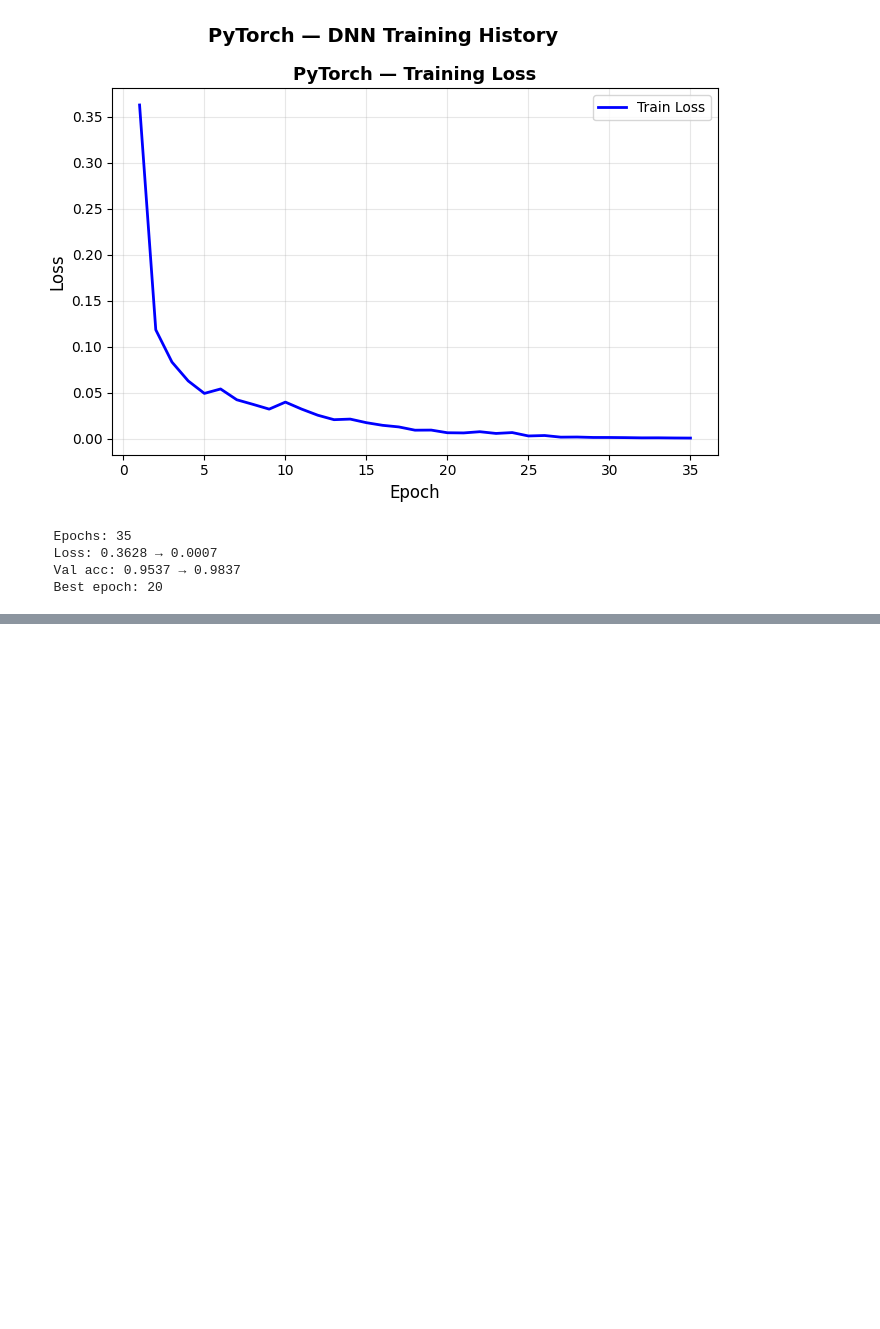
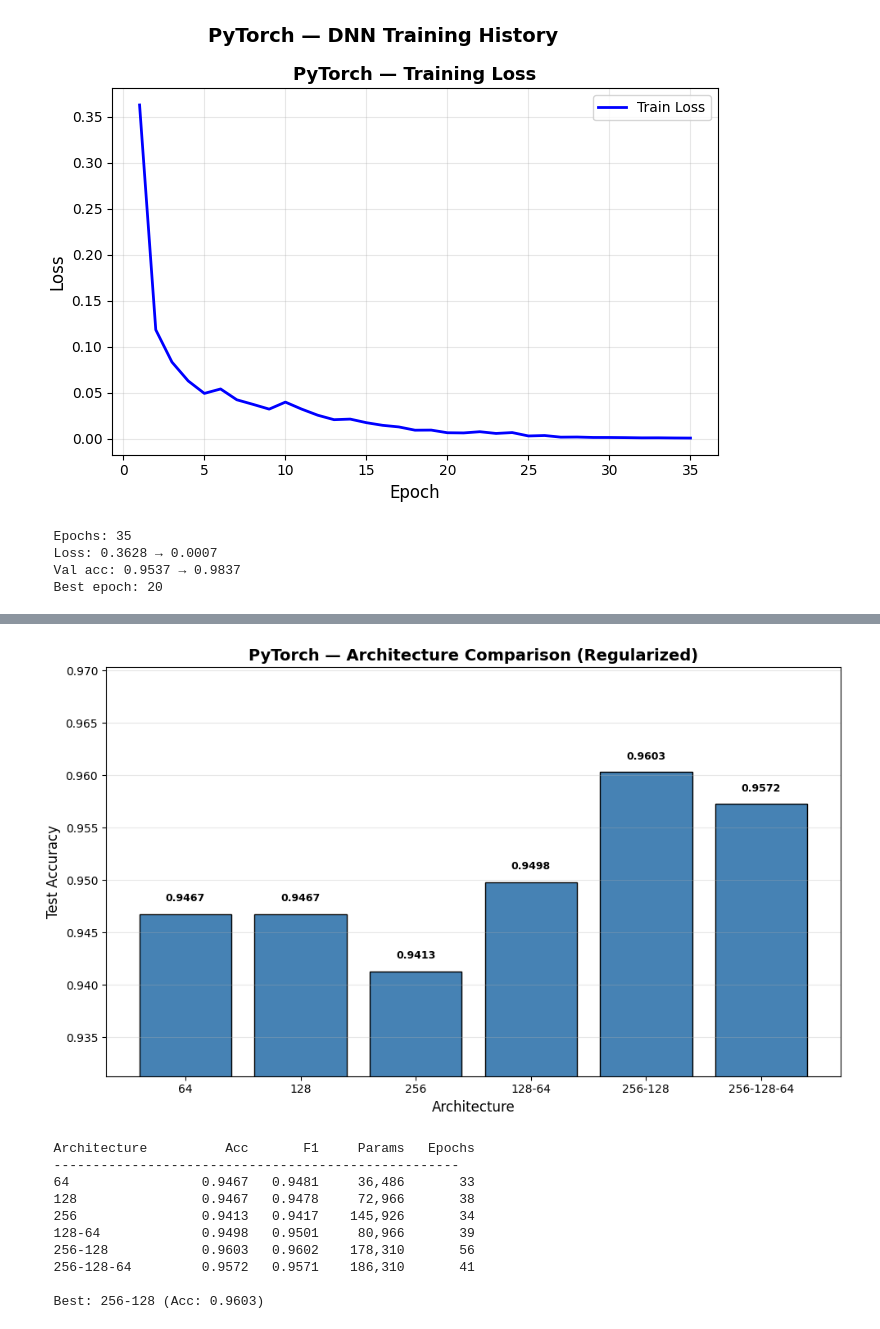
Before and after one commit to GoudyMT/ml-framework-comparison, a Jupyter notebook: PyTorch/09-dnn/pipeline.ipynb, the cells around one changed output, grey strips where cells are left out. Drawn from its saved outputs; the diff is of its cells as text; code cells hidden in the pictures; blank space fills up the shorter version.

Commit message:
feat: DNN - showcase: batchnorm, dropout, LR scheduling; architecture sweep with regularization; retrain with best; performance benchmarks; results saved + comparison

```diff
--- a/PyTorch/09-dnn/pipeline.ipynb
+++ b/PyTorch/09-dnn/pipeline.ipynb
@@ -241,0 +431,68 @@ print(f"  Best epoch: {history_base['best_epoch']}")
+# %%
+# Step 5: Architecture sweep with regularization
+# All architectures use BatchNorm + Dropout + LR scheduling
+print("=" * 60)
+print("[5/8] ARCHITECTURE SWEEP (REGULARIZED)")
+print("=" * 60)
+
+architectures = {
+    '64':           (64,),
+    '128':          (128,),
+    '256':          (256,),
+    '128-64':       (128, 64),
+    '256-128':      (256, 128),
+    '256-128-64':   (256, 128, 64),
+}
+
+arch_results = {}
+
+for name, layers in architectures.items():
+    print(f"\n  Training: {name} ...")
+    torch.manual_seed(RANDOM_STATE)
+    model = RegularizedDNN(561, layers, N_CLASSES, dropout=0.3).to(device)
+    h = train_regularized(model, train_loader, X_val, y_val, n_epochs=200, patience=20)
+
+    model.eval()
+    with torch.no_grad():
+        y_pred = model(X_test).argmax(dim=1).cpu().numpy()
+    metrics = evaluate_classifier(y_test_np, y_pred)
+
+    n_params = sum(p.numel() for p in model.parameters())
+
+    arch_results[name] = {
+        'accuracy': metrics['accuracy'],
+        'macro_f1': metrics['macro_f1'],
+        'epochs': len(h['train_loss']),
+        'n_params': n_params
+    }
+    print(f"    Acc: {metrics['accuracy']:.4f} | F1: {metrics['macro_f1']:.4f} | Params: {n_params:,} | Epochs: {len(h['train_loss'])}")
+
+# Bar chart
+fig, ax = plt.subplots(figsize=(10, 6))
+names = list(arch_results.keys())
+accs = [arch_results[n]['accuracy'] for n in names]
+bars = ax.bar(names, accs, color='steelblue', edgecolor='black')
+
+for bar, acc in zip(bars, accs):
+    ax.text(bar.get_x() + bar.get_width() / 2, bar.get_height() + 0.001,
+            f'{acc:.4f}', ha='center', va='bottom', fontsize=9, fontweight='bold')
+
+ax.set_xlabel('Architecture', fontsize=12)
+ax.set_ylabel('Test Accuracy', fontsize=12)
+ax.set_title(f'{FRAMEWORK} — Architecture Comparison (Regularized)', fontsize=14, fontweight='bold')
+ax.set_ylim(min(accs) - 0.01, max(accs) + 0.01)
+ax.grid(True, alpha=0.3, axis='y')
+plt.tight_layout()
+plt.savefig(f'{RESULTS_DIR}/architecture_sweep.png', dpi=150, bbox_inches='tight')
+plt.show()
+
+# Summary
+print(f"\n  {'Architecture':<16} {'Acc':>8} {'F1':>8} {'Params':>10} {'Epochs':>8}")
+print(f"  {'-'*52}")
+for name in names:
+    r = arch_results[name]
+    print(f"  {name:<16} {r['accuracy']:>8.4f} {r['macro_f1']:>8.4f} {r['n_params']:>10,} {r['epochs']:>8}")
+
+best_arch = max(arch_results, key=lambda k: arch_results[k]['accuracy'])
+print(f"\n  Best: {best_arch} (Acc: {arch_results[best_arch]['accuracy']:.4f})")
+# %% [output]
@@ -241,0 +516,11 @@ print(f"  Best epoch: {history_base['best_epoch']}")
+[figure, added]
+  Architecture          Acc       F1     Params   Epochs
+  ----------------------------------------------------
+  64                 0.9467   0.9481     36,486       33
+  128                0.9467   0.9478     72,966       38
+  256                0.9413   0.9417    145,926       34
+  128-64             0.9498   0.9501     80,966       39
+  256-128            0.9603   0.9602    178,310       56
+  256-128-64         0.9572   0.9571    186,310       41
+
+  Best: 256-128 (Acc: 0.9603)
```
Also changed, not shown: parts of 5 cells of this notebook, 6 other files.
